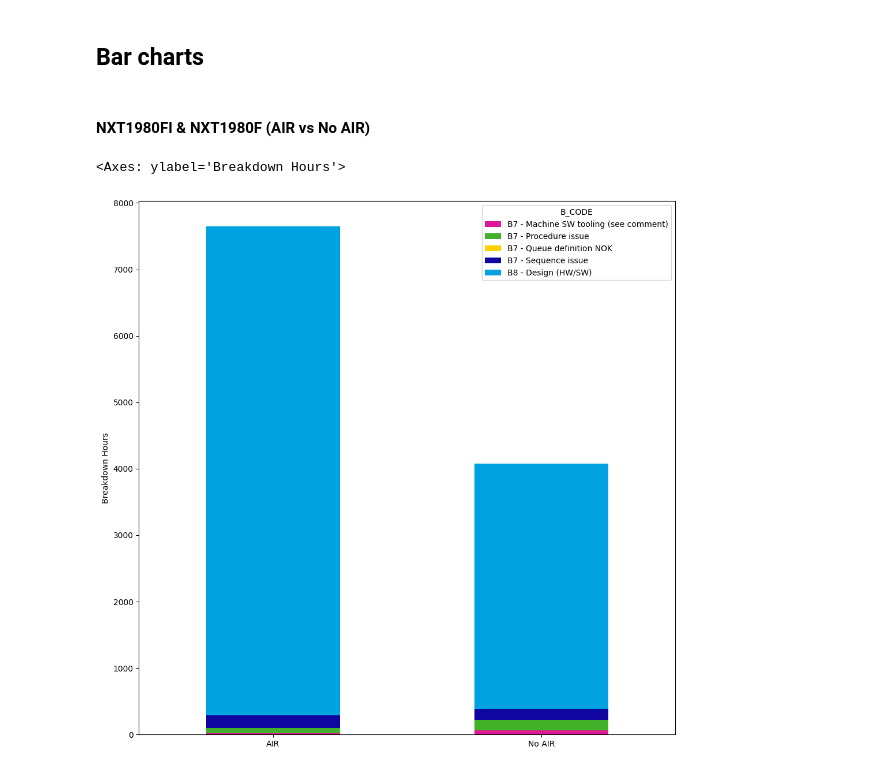
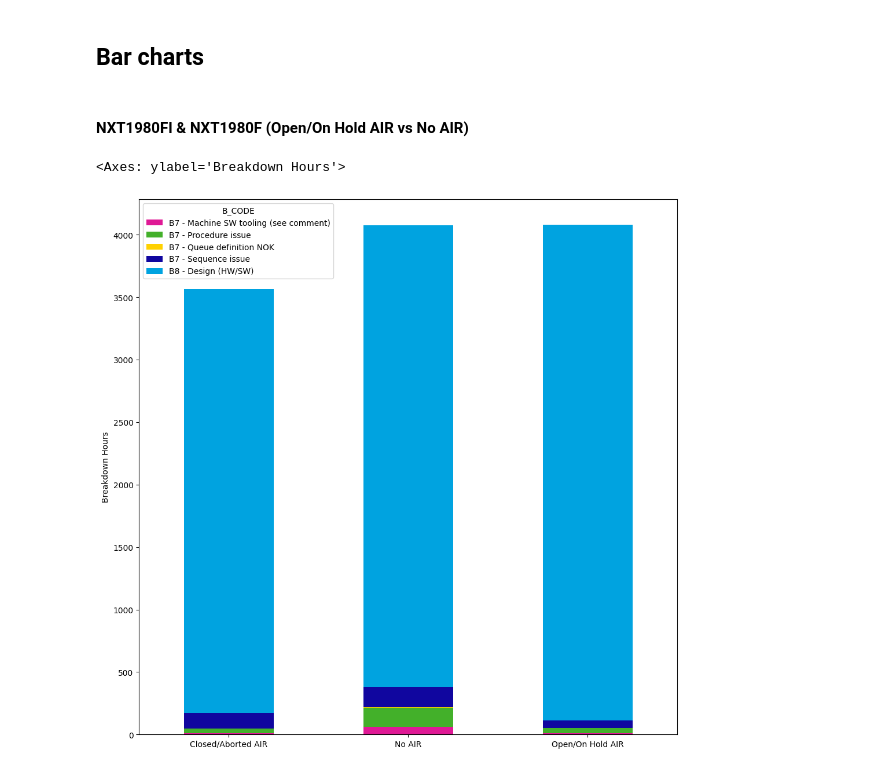
Before and after one commit to thomasinclair/NXT4-CoT-Project, a Jupyter notebook: cabin.ipynb, the cells around one changed output. Cells and saved outputs as stored; diff of their text form; code cells hidden in the pictures.

```diff
--- a/cabin.ipynb
+++ b/cabin.ipynb
@@ -205,25 +213,25 @@ Text(0, 0.5, '')
 [figure]
 # %% [markdown]
 ## Bar charts
-# %% [markdown]
-#### NXT1980FI & NXT1980F (AIR vs No AIR)
-# %%
-cabin_data.loc[
-    (cabin_data['MACHINE_TYPE'].isin(['NXT1980FI','NXT1980F'])) &
-    (cabin_data['Sector'] == 'DE Breakdown')
-].pivot_table(
-    index='Has_AIR',
-    columns='B_CODE',
-    values='BREAKDOWN_DURATION_HRS',
-    aggfunc='sum'
-).plot.bar(
-    stacked=True,
-    figsize=(12,12),
-    color=['#DF1995','#43B02A','#FFD100','#10069F','#00A3E0'],
-    rot=0,
-    ylabel = 'Breakdown Hours',
-    xlabel = ''
-)
-# %% [output]
-<Axes: ylabel='Breakdown Hours'>
-[figure, removed]
+# %% [markdown]
+#### NXT1980FI & NXT1980F (Open/On Hold AIR vs No AIR)
+# %%
+cabin_data.loc[
+    (cabin_data['MACHINE_TYPE'].isin(['NXT1980FI','NXT1980F'])) &
+    (cabin_data['Sector'] == 'DE Breakdown')
+].pivot_table(
+    index='AIR_bucket',
+    columns='B_CODE',
+    values='BREAKDOWN_DURATION_HRS',
+    aggfunc='sum'
+).plot.bar(
+    stacked=True,
+    figsize=(12,12),
+    color=['#DF1995','#43B02A','#FFD100','#10069F','#00A3E0'],
+    rot=0,
+    ylabel = 'Breakdown Hours',
+    xlabel = ''
+)
+# %% [output]
+<Axes: ylabel='Breakdown Hours'>
+[figure, added]
```
Also changed, not shown: parts of 10 cells of this notebook.
